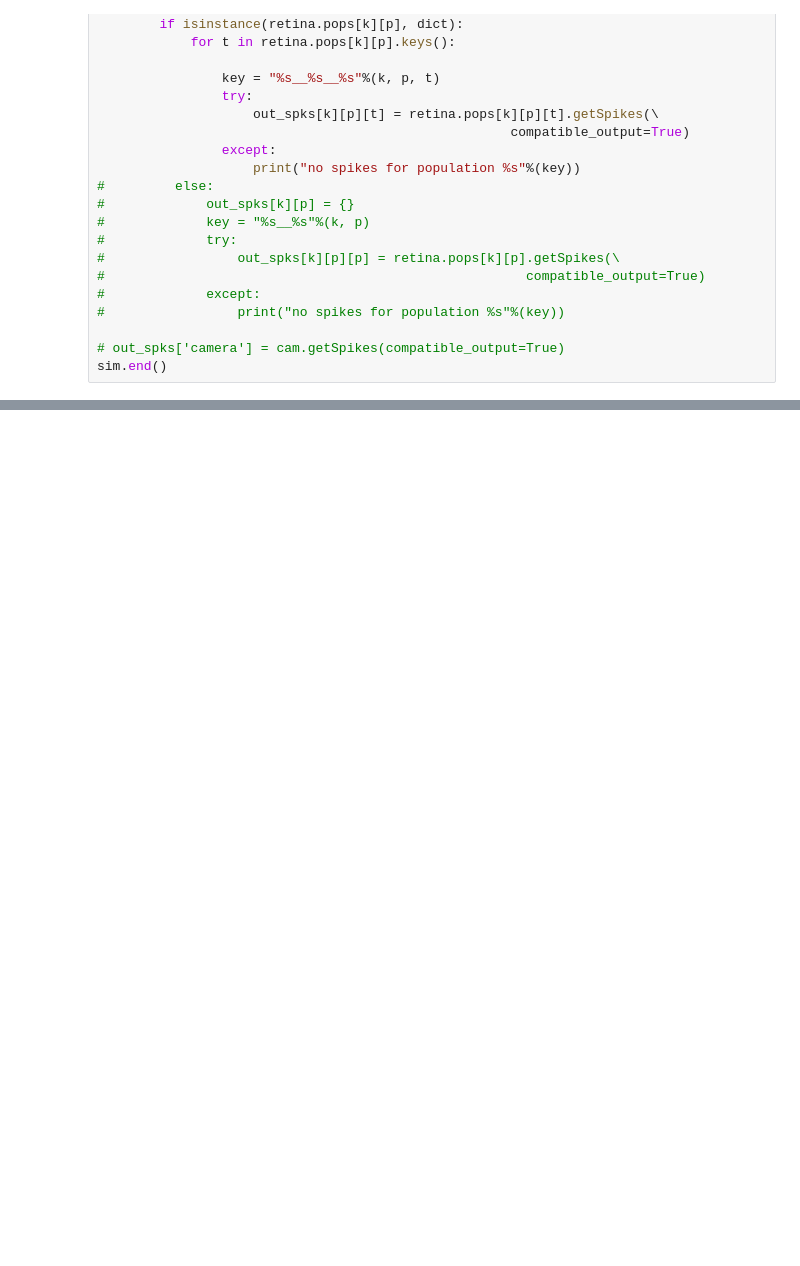
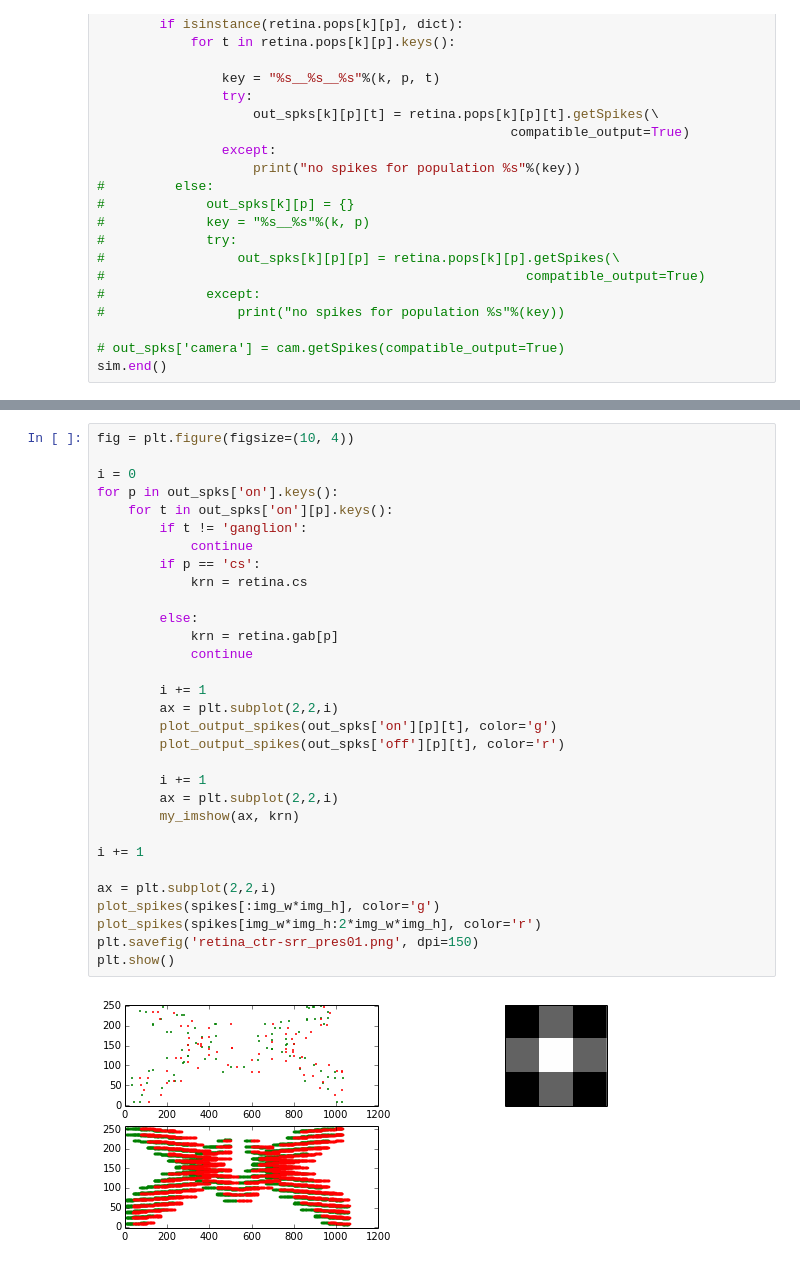
Before and after one commit to rjames91/play_vis, a Jupyter notebook: test_retina.ipynb, the cells around one changed output, grey strips where cells are left out. Drawn from its saved outputs; the diff is of its cells as text; blank space fills up the shorter version.

```diff
--- a/test_retina.ipynb
+++ b/test_retina.ipynb
@@ -208,0 +242,33 @@ for p in out_spks['on'].keys():
+# %%
+fig = plt.figure(figsize=(10, 4))
+
+i = 0
+for p in out_spks['on'].keys():
+    for t in out_spks['on'][p].keys():
+        if t != 'ganglion':
+            continue
+        if p == 'cs':
+            krn = retina.cs
+
+        else:
+            krn = retina.gab[p]
+            continue
+
+        i += 1
+        ax = plt.subplot(2,2,i)
+        plot_output_spikes(out_spks['on'][p][t], color='g')
+        plot_output_spikes(out_spks['off'][p][t], color='r')
+
+        i += 1
+        ax = plt.subplot(2,2,i)
+        my_imshow(ax, krn)
+
+i += 1
+
+ax = plt.subplot(2,2,i)
+plot_spikes(spikes[:img_w*img_h], color='g')
+plot_spikes(spikes[img_w*img_h:2*img_w*img_h], color='r')
+plt.savefig('retina_ctr-srr_pres01.png', dpi=150)
+plt.show()
+# %% [output]
+[figure, added]
```
Also changed, not shown: parts of 3 cells of this notebook, 7 other files.
